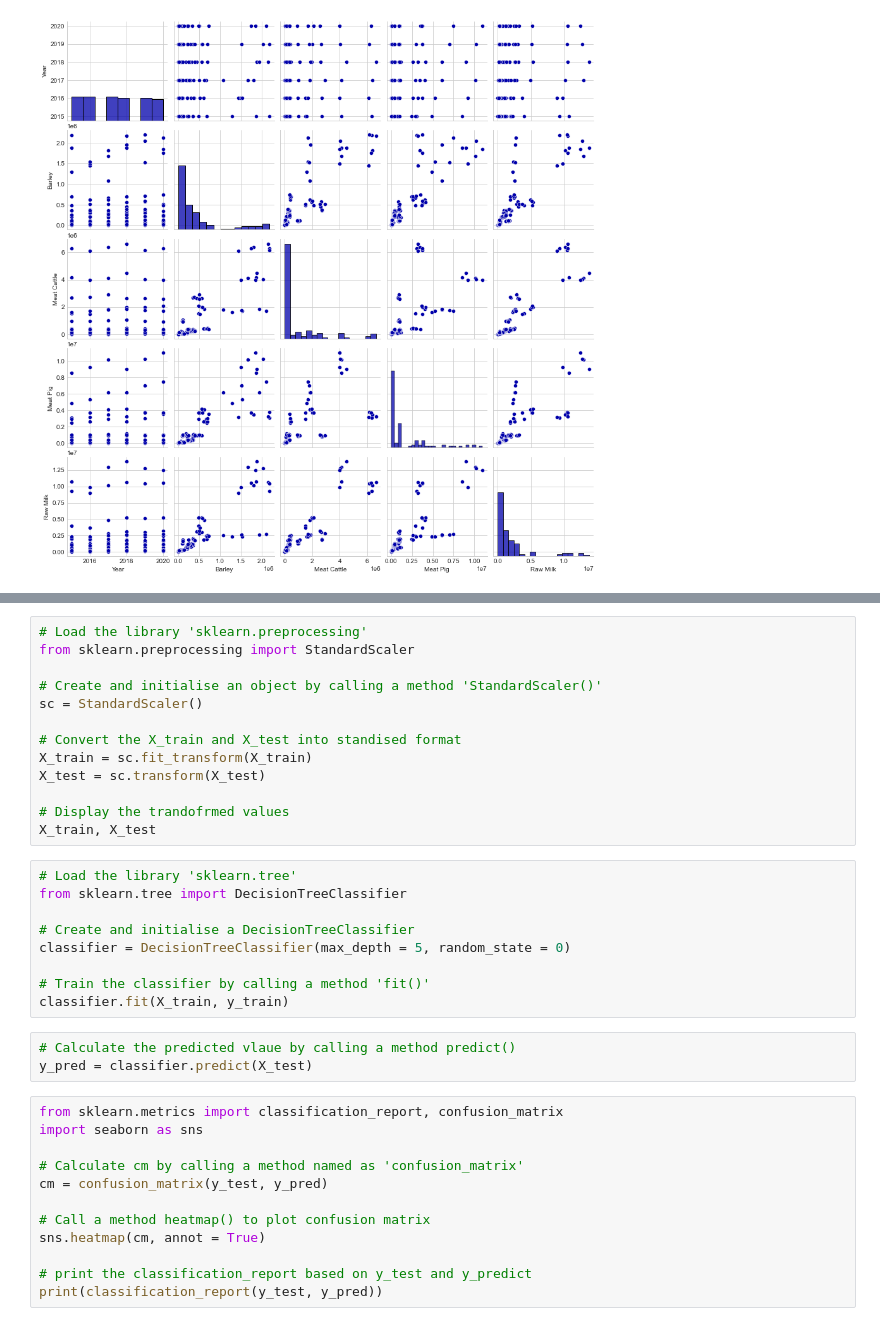
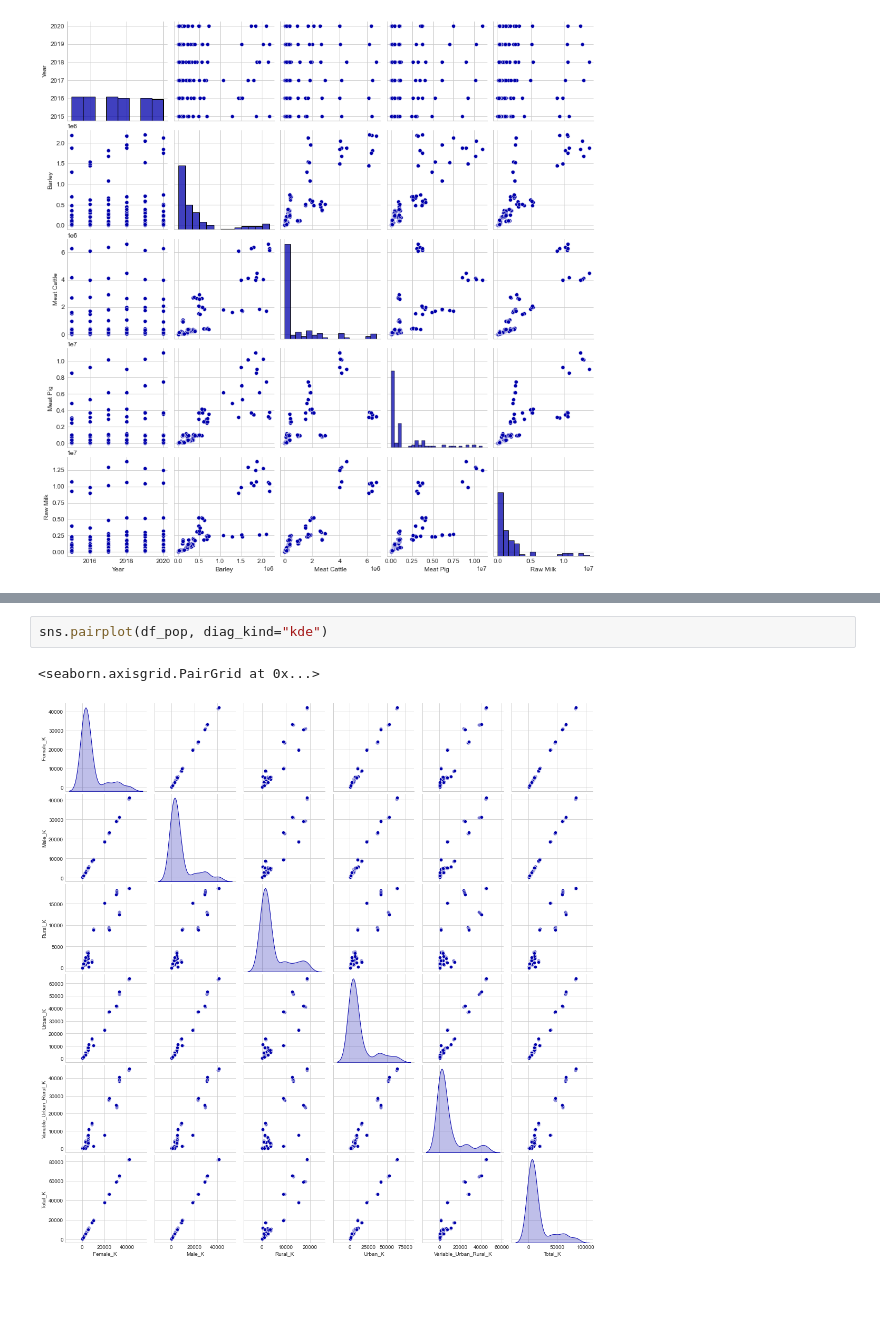
Before and after one commit to jaderleonardo/CA2_Project, a Jupyter notebook: FA_Prod_and_Pop_European.ipynb, the cells around one changed output, grey strips where cells are left out. Drawn from its saved outputs; the diff is of its cells as text; blank space fills up the shorter version.

```diff
--- a/FA_Prod_and_Pop_European.ipynb
+++ b/FA_Prod_and_Pop_European.ipynb
@@ -899,37 +848,5 @@ X.shape, y.shape, X_train.shape, X_test.shape, y_train.shape, y_test.shape
-# %%
-# Load the library 'sklearn.preprocessing'
-from sklearn.preprocessing import StandardScaler
-
-# Create and initialise an object by calling a method 'StandardScaler()'
-sc = StandardScaler()
-
-# Convert the X_train and X_test into standised format
-X_train = sc.fit_transform(X_train)
-X_test = sc.transform(X_test)
-
-# Display the trandofrmed values
-X_train, X_test
-# %%
-# Load the library 'sklearn.tree'
-from sklearn.tree import DecisionTreeClassifier
-
-# Create and initialise a DecisionTreeClassifier
-classifier = DecisionTreeClassifier(max_depth = 5, random_state = 0)
-
-# Train the classifier by calling a method 'fit()'
-classifier.fit(X_train, y_train)
-# %%
-# Calculate the predicted vlaue by calling a method predict()
-y_pred = classifier.predict(X_test)
-# %%
-from sklearn.metrics import classification_report, confusion_matrix
-import seaborn as sns
-
-# Calculate cm by calling a method named as 'confusion_matrix'
-cm = confusion_matrix(y_test, y_pred)
-
-# Call a method heatmap() to plot confusion matrix
-sns.heatmap(cm, annot = True)
-
-# print the classification_report based on y_test and y_predict
-print(classification_report(y_test, y_pred))
+# %%
+sns.pairplot(df_pop, diag_kind="kde")
+# %% [output]
+<seaborn.axisgrid.PairGrid at 0x...>
+[figure, added]
```
Also changed, not shown: parts of 18 cells of this notebook, 5 other files.
